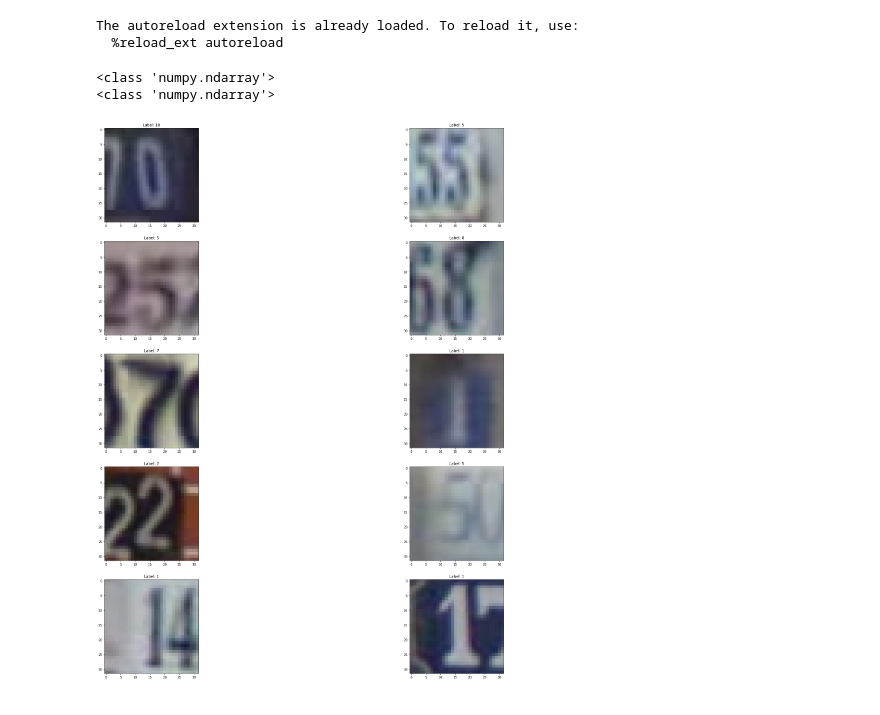
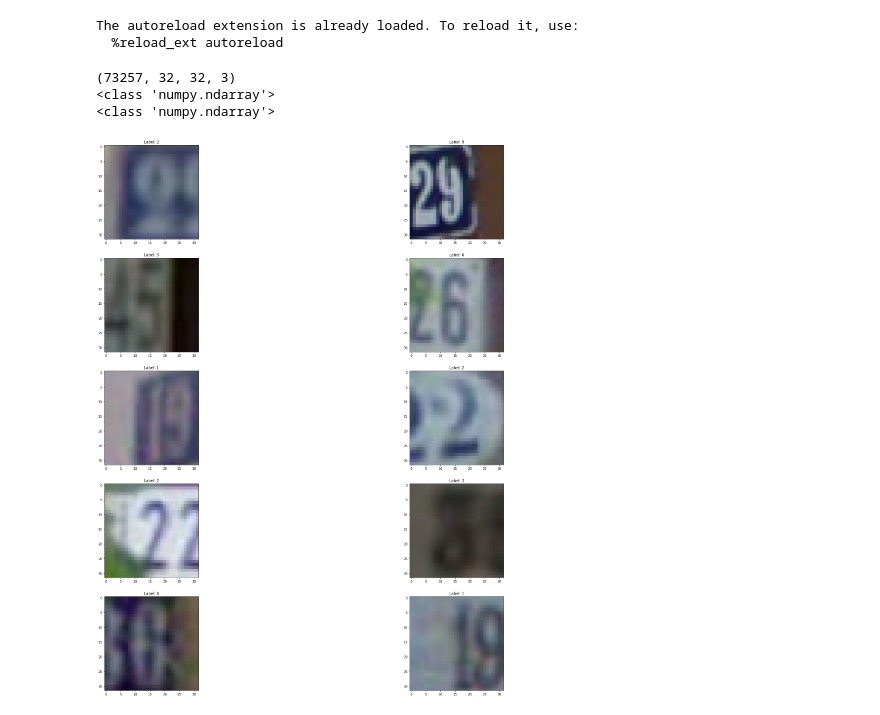
Before and after one commit to cememirsenyurt/StreetViewHouseNumbersRecognition, a Jupyter notebook: DataExploration.ipynb, the cells around one changed output. Drawn from its saved outputs; the diff is of its cells as text; code cells hidden in the pictures.

```diff
--- a/DataExploration.ipynb
+++ b/DataExploration.ipynb
@@ -12,21 +15,23 @@ import matplotlib.pyplot as plt
 from helpers import loadData, loadDataFromPath
 # %%
 X_tr, y_tr = loadData("train")
+print(X_tr.shape)
 # OR
-# X_tr, y_tr = loadDataFromPath("re")
+# X_tr, y_tr = loadDataFromPath([path to .mat file])
 print(type(X_tr))
 print(type(y_tr))
 # %% [output]
+(73257, 32, 32, 3)
 <class 'numpy.ndarray'>
 <class 'numpy.ndarray'>
 # %%
 # Display 10 random training images and their label
-n = X_tr.shape[3]
+n = X_tr.shape[0]
 s = 10
 f, ax = plt.subplots(s//2, 2, figsize=(32, 32))
 rand_ind = np.random.randint(0, high=n, size=s)
 for i, ind in zip(range(s),rand_ind):
-    ax[i//2][i%2].imshow(X_tr[:,:,:,ind])
+    ax[i//2][i%2].imshow(X_tr[ind,:,:,:])
     ax[i//2][i%2].set_title("Label: {}".format(y_tr[ind][0]))
 # %% [output]
-[figure, old version]
+[figure, new version]
```
Also changed, not shown: parts of 1 cell of this notebook, 2 other files.
